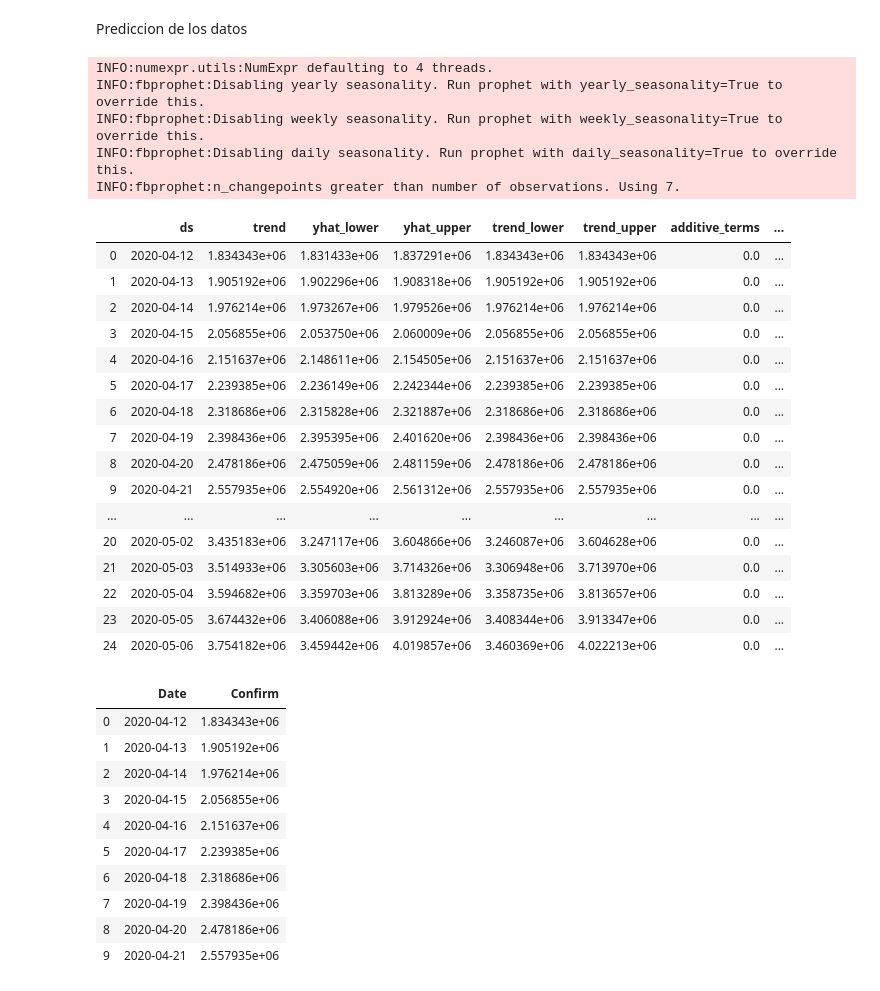
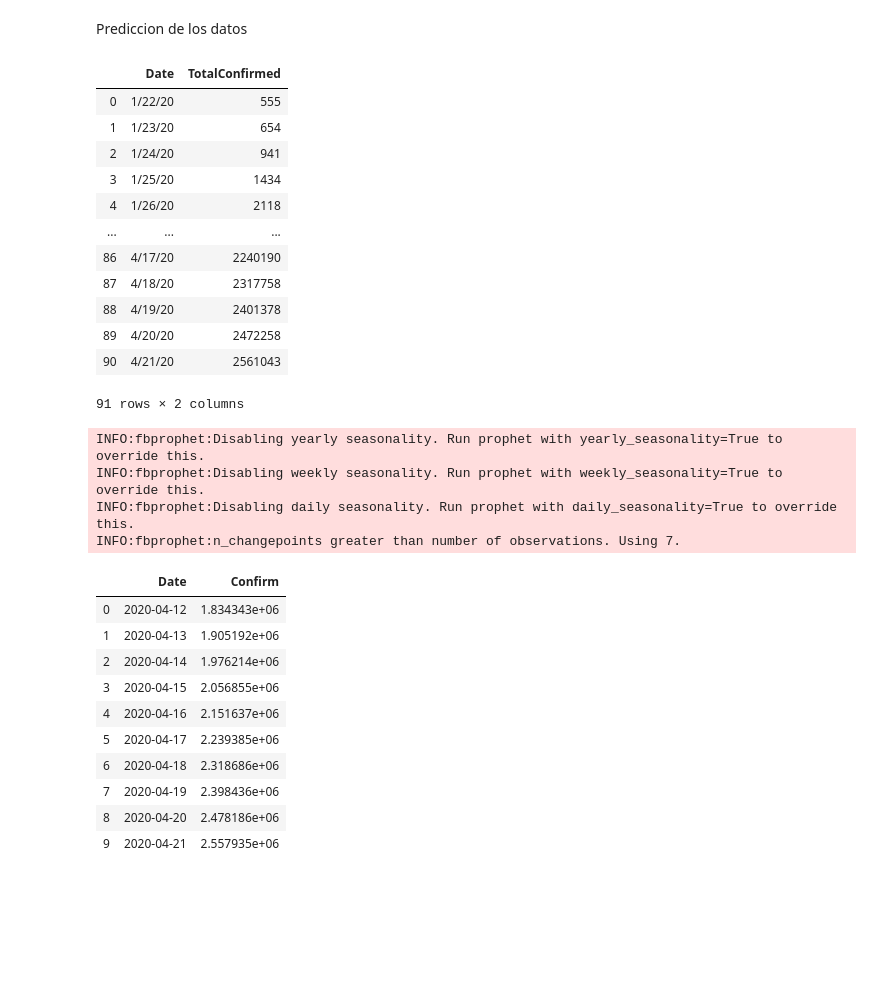
Before and after one commit to carlmuva/MINERIA-DE-DATOS, a Jupyter notebook: Avance3/Proyecto/avance2_Proyecto.ipynb, the cells around one changed output. Drawn from its saved outputs; the diff is of its cells as text; code cells hidden in the pictures; blank space fills up the shorter version.

```diff
--- a/Avance3/Proyecto/avance2_Proyecto.ipynb
+++ b/Avance3/Proyecto/avance2_Proyecto.ipynb
@@ -707,6 +707,22 @@ Probabilidad de Recuperados:  0.1106235630366318
 Prediccion de los datos
 # %%
 pred_cnfrm = dfDateCases.loc[:,["Date","TotalConfirmed"]]
+# %%
+pred_cnfrm
+# %% [output]
+|  | Date | TotalConfirmed |
+| 0 | 1/22/20 | 555 |
+| 1 | 1/23/20 | 654 |
+| 2 | 1/24/20 | 941 |
+| 3 | 1/25/20 | 1434 |
+| 4 | 1/26/20 | 2118 |
+| ... | ... | ... |
+| 86 | 4/17/20 | 2240190 |
+| 87 | 4/18/20 | 2317758 |
+| 88 | 4/19/20 | 2401378 |
+| 89 | 4/20/20 | 2472258 |
+| 90 | 4/21/20 | 2561043 |
+91 rows × 2 columns
 # %%
 pr_data = pred_cnfrm.tail(10)
 pr_data.columns = ['ds','y']
@@ -714,30 +730,12 @@ m=Prophet()
 m.fit(pr_data)
 future=m.make_future_dataframe(periods=15)
 forecast=m.predict(future)
-forecast
+##forecast
 # %% [output]
-INFO:numexpr.utils:NumExpr defaulting to 4 threads.
 INFO:fbprophet:Disabling yearly seasonality. Run prophet with yearly_seasonality=True to override this.
 INFO:fbprophet:Disabling weekly seasonality. Run prophet with weekly_seasonality=True to override this.
 INFO:fbprophet:Disabling daily seasonality. Run prophet with daily_seasonality=True to override this.
 INFO:fbprophet:n_changepoints greater than number of observations. Using 7.
-|  | ds | trend | yhat_lower | yhat_upper | trend_lower | trend_upper | additive_terms | ... |
-| 0 | 2020-04-12 | 1.834343e+06 | 1.831433e+06 | 1.837291e+06 | 1.834343e+06 | 1.834343e+06 | 0.0 | ... |
-| 1 | 2020-04-13 | 1.905192e+06 | 1.902296e+06 | 1.908318e+06 | 1.905192e+06 | 1.905192e+06 | 0.0 | ... |
-| 2 | 2020-04-14 | 1.976214e+06 | 1.973267e+06 | 1.979526e+06 | 1.976214e+06 | 1.976214e+06 | 0.0 | ... |
-| 3 | 2020-04-15 | 2.056855e+06 | 2.053750e+06 | 2.060009e+06 | 2.056855e+06 | 2.056855e+06 | 0.0 | ... |
-| 4 | 2020-04-16 | 2.151637e+06 | 2.148611e+06 | 2.154505e+06 | 2.151637e+06 | 2.151637e+06 | 0.0 | ... |
-| 5 | 2020-04-17 | 2.239385e+06 | 2.236149e+06 | 2.242344e+06 | 2.239385e+06 | 2.239385e+06 | 0.0 | ... |
-| 6 | 2020-04-18 | 2.318686e+06 | 2.315828e+06 | 2.321887e+06 | 2.318686e+06 | 2.318686e+06 | 0.0 | ... |
-| 7 | 2020-04-19 | 2.398436e+06 | 2.395395e+06 | 2.401620e+06 | 2.398436e+06 | 2.398436e+06 | 0.0 | ... |
-| 8 | 2020-04-20 | 2.478186e+06 | 2.475059e+06 | 2.481159e+06 | 2.478186e+06 | 2.478186e+06 | 0.0 | ... |
-| 9 | 2020-04-21 | 2.557935e+06 | 2.554920e+06 | 2.561312e+06 | 2.557935e+06 | 2.557935e+06 | 0.0 | ... |
-| ... | ... | ... | ... | ... | ... | ... | ... | ... |
-| 20 | 2020-05-02 | 3.435183e+06 | 3.247117e+06 | 3.604866e+06 | 3.246087e+06 | 3.604628e+06 | 0.0 | ... |
-| 21 | 2020-05-03 | 3.514933e+06 | 3.305603e+06 | 3.714326e+06 | 3.306948e+06 | 3.713970e+06 | 0.0 | ... |
-| 22 | 2020-05-04 | 3.594682e+06 | 3.359703e+06 | 3.813289e+06 | 3.358735e+06 | 3.813657e+06 | 0.0 | ... |
-| 23 | 2020-05-05 | 3.674432e+06 | 3.406088e+06 | 3.912924e+06 | 3.408344e+06 | 3.913347e+06 | 0.0 | ... |
-| 24 | 2020-05-06 | 3.754182e+06 | 3.459442e+06 | 4.019857e+06 | 3.460369e+06 | 4.022213e+06 | 0.0 | ... |
 # %%
 cnfrm = forecast.loc[:,['ds','trend']]
 cnfrm = cnfrm[cnfrm['trend']>0]
```
Also changed, not shown: parts of 1 cell of this notebook.
